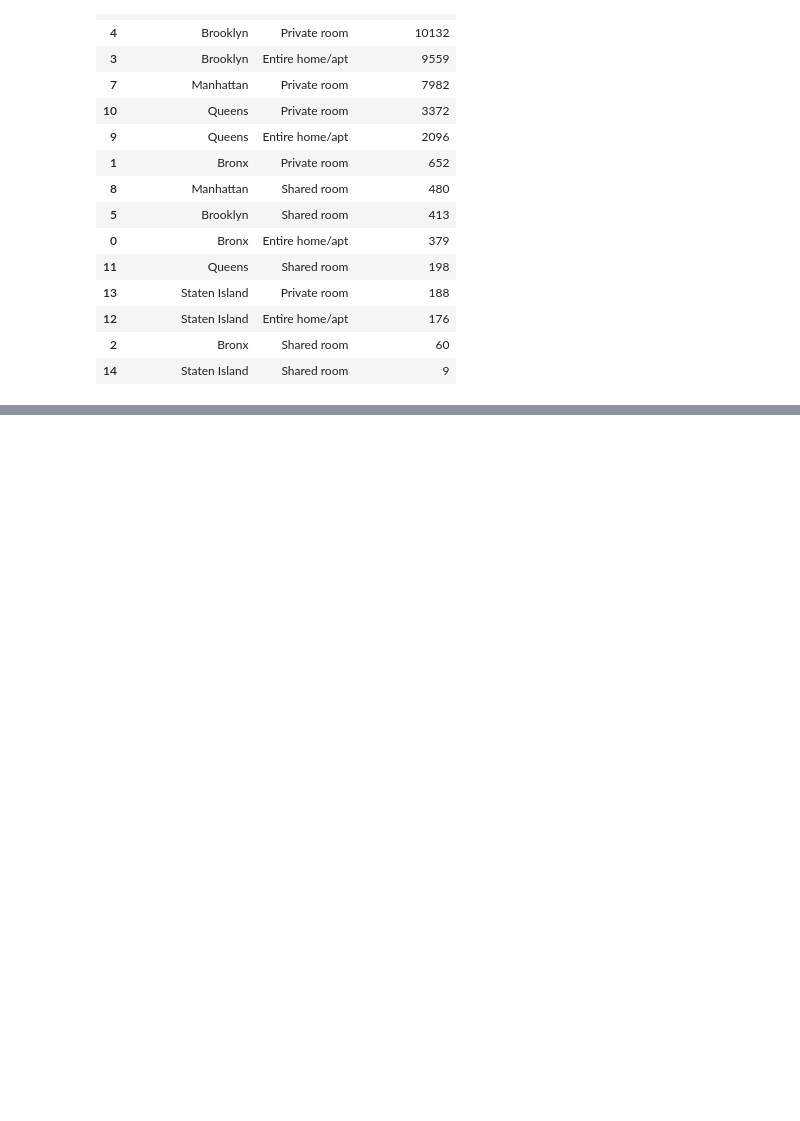
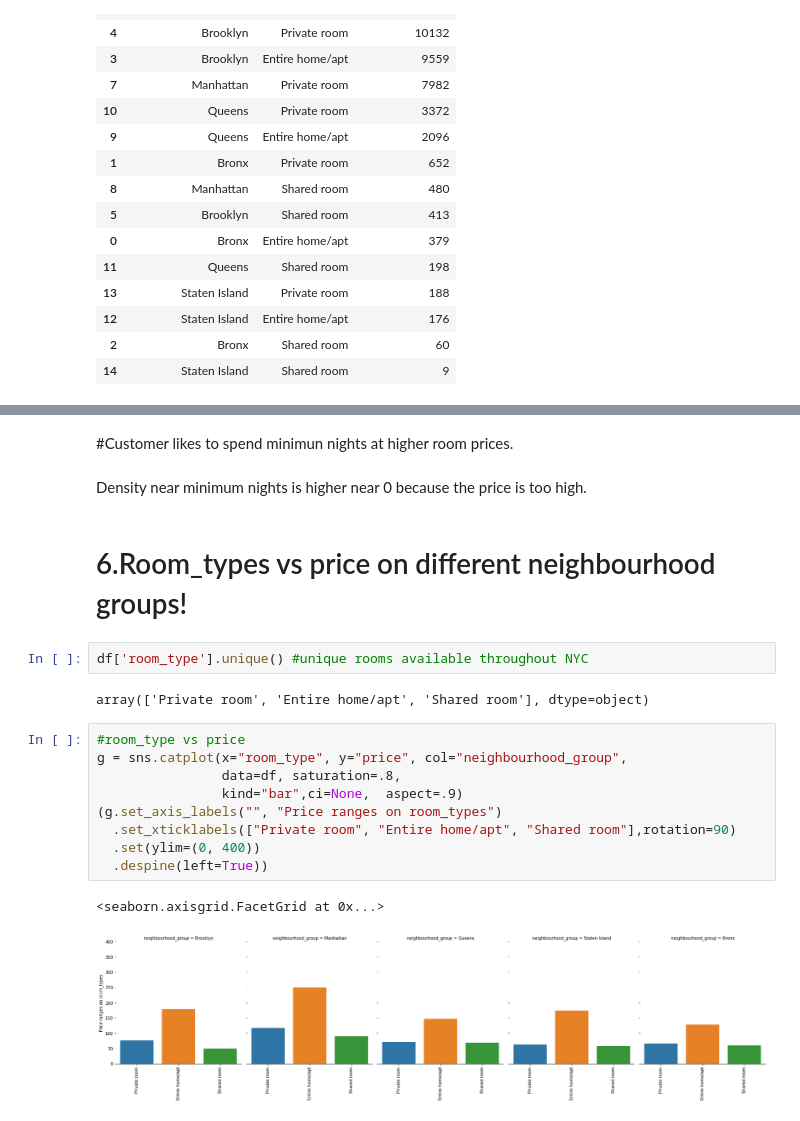
Before and after one commit to rahulwarn/capstone-project-of-Airbnb-Bookings-Analysis, a Jupyter notebook: Airbnb_Bookings_Analysis_Capstone_Project.ipynb, the cells around one changed output, grey strips where cells are left out. Drawn from its saved outputs; the diff is of its cells as text; blank space fills up the shorter version.

```diff
--- a/Airbnb_Bookings_Analysis_Capstone_Project.ipynb
+++ b/Airbnb_Bookings_Analysis_Capstone_Project.ipynb
@@ -467,0 +462,23 @@ plt.show()
+# %% [markdown]
+#Customer likes to spend minimun nights at higher room prices.
+# %% [markdown]
+
+Density near minimum nights is higher near 0 because the price is too high.
+# %% [markdown]
+# 6.Room_types vs price on different neighbourhood groups!
+# %%
+df['room_type'].unique() #unique rooms available throughout NYC
+# %% [output]
+array(['Private room', 'Entire home/apt', 'Shared room'], dtype=object)
+# %%
+#room_type vs price
+g = sns.catplot(x="room_type", y="price", col="neighbourhood_group",
+                data=df, saturation=.8,
+                kind="bar",ci=None,  aspect=.9)
+(g.set_axis_labels("", "Price ranges on room_types")
+  .set_xticklabels(["Private room", "Entire home/apt", "Shared room"],rotation=90)
+  .set(ylim=(0, 400))
+  .despine(left=True))
+# %% [output]
+<seaborn.axisgrid.FacetGrid at 0x...>
+[figure, added]
```
Also changed, not shown: parts of 6 cells of this notebook.
